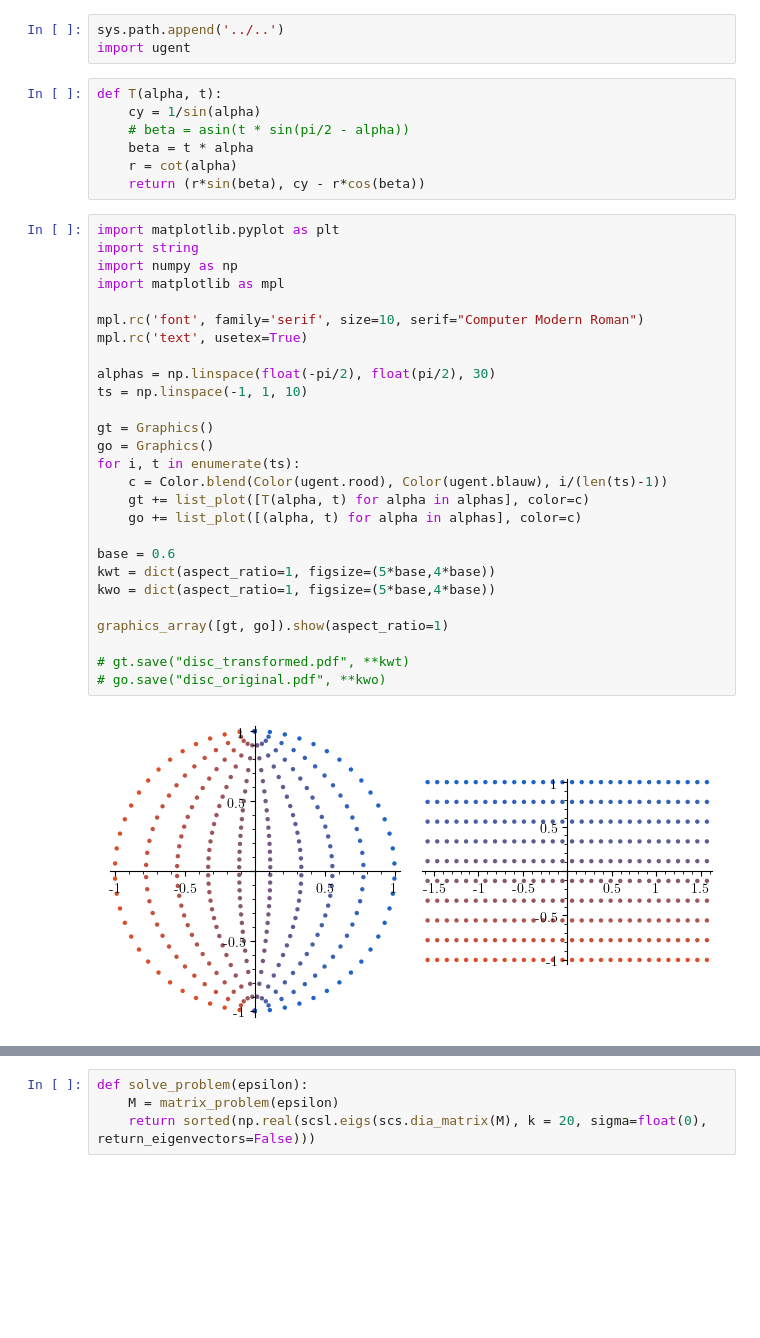
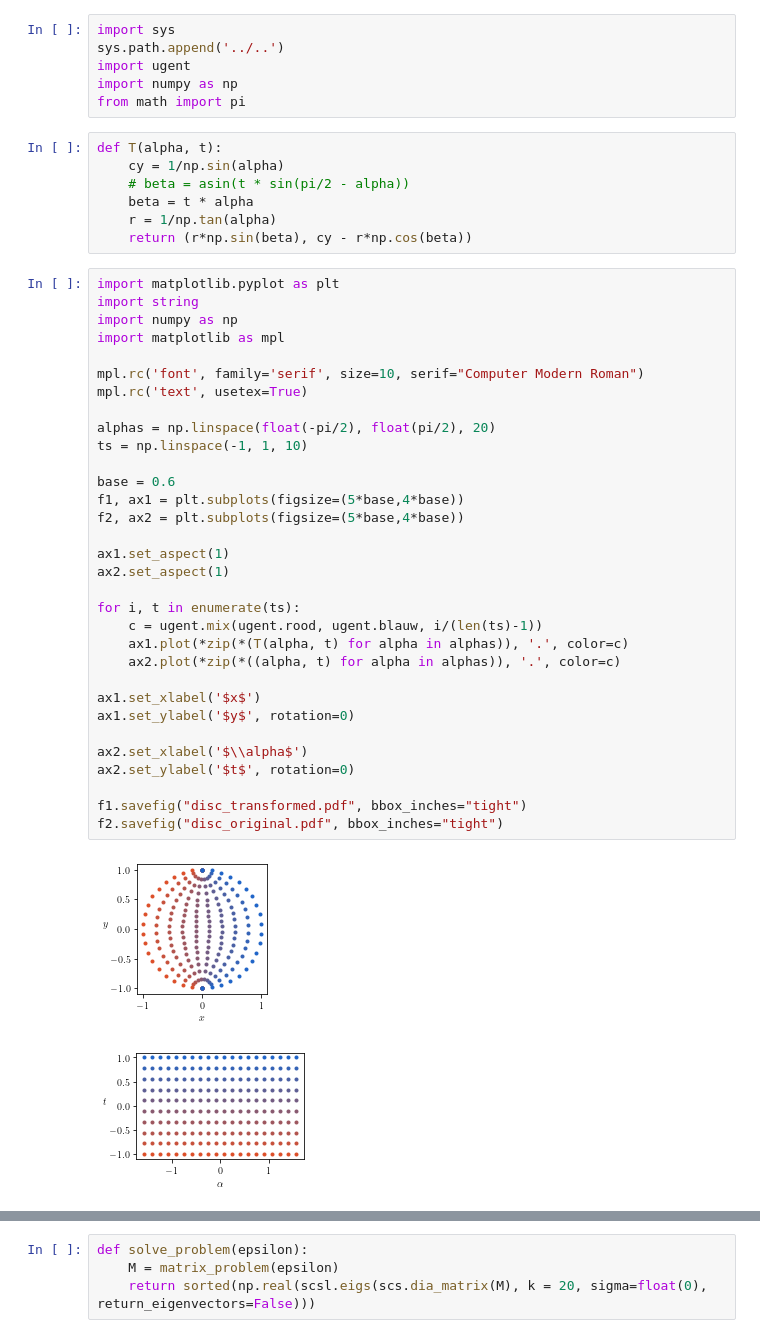
Before and after one commit to toonijn/PhD-thesis, a Jupyter notebook: img/chapter3/on_disc/disc.ipynb, the cells around one changed output, grey strips where cells are left out. Drawn from its saved outputs; the diff is of its cells as text; blank space fills up the shorter version.

Commit message:
on disc

```diff
--- a/img/chapter3/on_disc/disc.ipynb
+++ b/img/chapter3/on_disc/disc.ipynb
@@ -1,42 +1,51 @@
-# %%
-sys.path.append('../..')
-import ugent
+# %%
+import sys
+sys.path.append('../..')
+import ugent
+import numpy as np
+from math import pi
 # %%
 def T(alpha, t):
-    cy = 1/sin(alpha)
+    cy = 1/np.sin(alpha)
     # beta = asin(t * sin(pi/2 - alpha))
     beta = t * alpha
-    r = cot(alpha)
-    return (r*sin(beta), cy - r*cos(beta))
+    r = 1/np.tan(alpha)
+    return (r*np.sin(beta), cy - r*np.cos(beta))
 # %%
 import matplotlib.pyplot as plt
 import string
 import numpy as np
 import matplotlib as mpl
 
 mpl.rc('font', family='serif', size=10, serif="Computer Modern Roman")
 mpl.rc('text', usetex=True)
 
-alphas = np.linspace(float(-pi/2), float(pi/2), 30)
+alphas = np.linspace(float(-pi/2), float(pi/2), 20)
 ts = np.linspace(-1, 1, 10)
 
-gt = Graphics()
-go = Graphics()
+base = 0.6
+f1, ax1 = plt.subplots(figsize=(5*base,4*base))
+f2, ax2 = plt.subplots(figsize=(5*base,4*base))
+
+ax1.set_aspect(1)
+ax2.set_aspect(1)
+
 for i, t in enumerate(ts):
-    c = Color.blend(Color(ugent.rood), Color(ugent.blauw), i/(len(ts)-1))
-    gt += list_plot([T(alpha, t) for alpha in alphas], color=c)
-    go += list_plot([(alpha, t) for alpha in alphas], color=c)
+    c = ugent.mix(ugent.rood, ugent.blauw, i/(len(ts)-1))
+    ax1.plot(*zip(*(T(alpha, t) for alpha in alphas)), '.', color=c)
+    ax2.plot(*zip(*((alpha, t) for alpha in alphas)), '.', color=c)
 
-base = 0.6
-kwt = dict(aspect_ratio=1, figsize=(5*base,4*base))
-kwo = dict(aspect_ratio=1, figsize=(5*base,4*base))
+ax1.set_xlabel('$x$')
+ax1.set_ylabel('$y$', rotation=0)
 
-graphics_array([gt, go]).show(aspect_ratio=1)
+ax2.set_xlabel('$\\alpha$')
+ax2.set_ylabel('$t$', rotation=0)
 
-# gt.save("disc_transformed.pdf", **kwt)
-# go.save("disc_original.pdf", **kwo)
+f1.savefig("disc_transformed.pdf", bbox_inches="tight")
+f2.savefig("disc_original.pdf", bbox_inches="tight")
 # %% [output]
-[figure, old version]
+[figure, new version]
+[figure, added]
 # %%
 var('alpha, t')
 sT = vector(SR, T(alpha,t))
```
Also changed, not shown: parts of 15 cells of this notebook, 6 other files.
